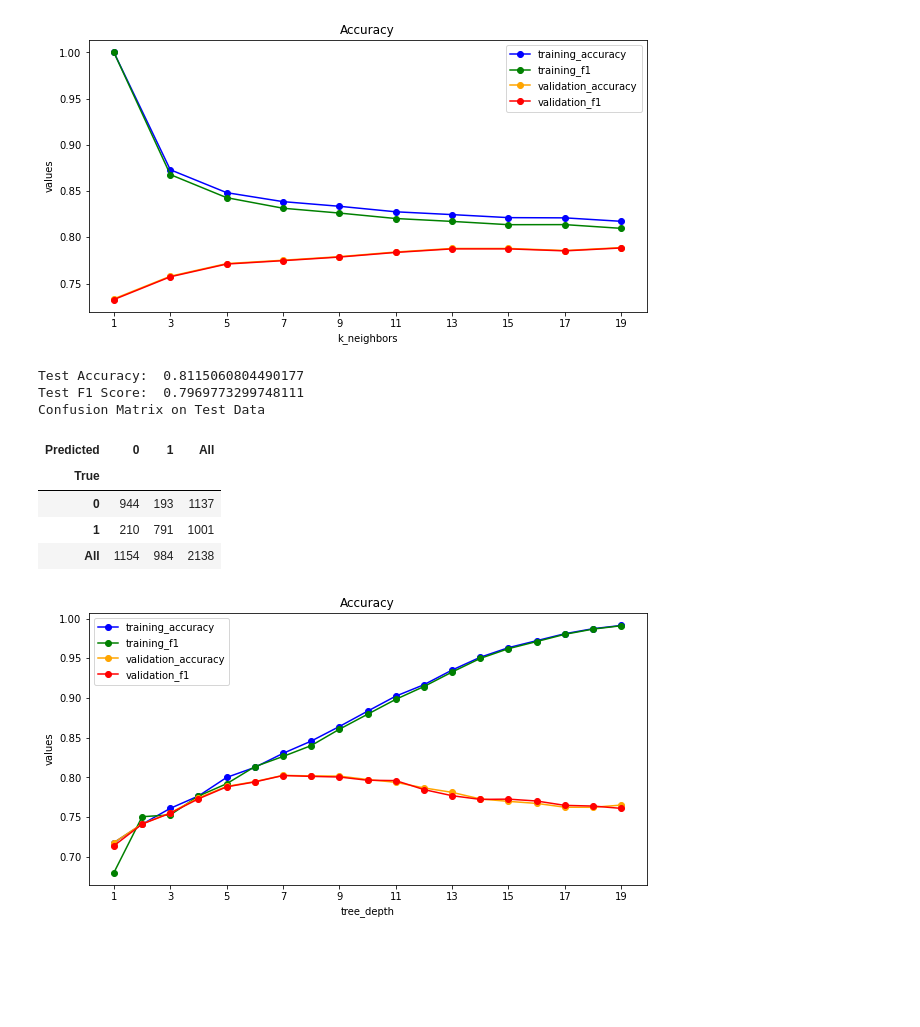
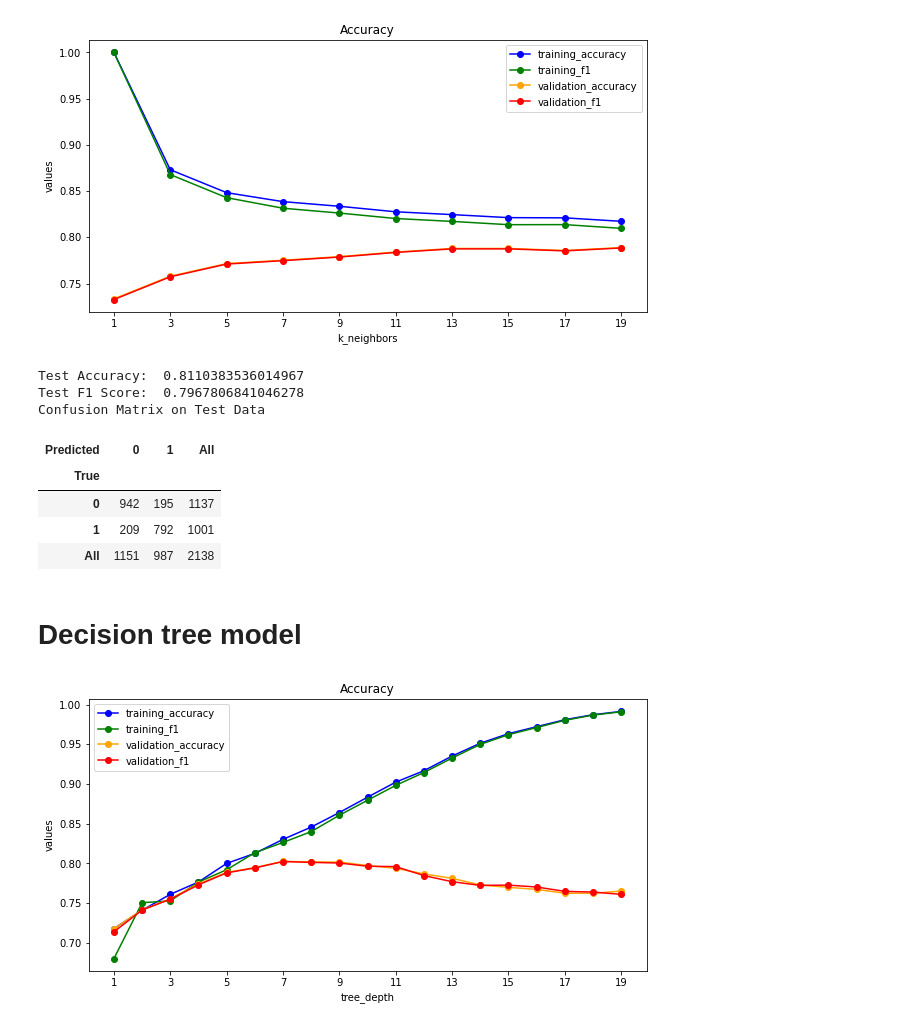
Before and after one commit to duongDSAI64/ML-miniproject, a Jupyter notebook: project-checkpoint.ipynb, the cells around one changed output. Drawn from its saved outputs; the diff is of its cells as text; code cells hidden in the pictures; blank space fills up the shorter version.

```diff
--- a/project-checkpoint.ipynb
+++ b/project-checkpoint.ipynb
@@ -412,20 +420,24 @@ plt.show()
 # %% [output]
 [figure]
 # %%
-model = KNeighborsClassifier(n_neighbors= 15, weights= 'uniform', p = 1)
+#from the graph we saw k = 13 produces the best result
+
+model = KNeighborsClassifier(n_neighbors= 13, weights= 'uniform', p = 1)
 model.fit(stratified_train, y_train)
 y_pred = model.predict(stratified_test)
 print("Test Accuracy: ",accuracy_score(y_test,y_pred))
 print("Test F1 Score: ",f1_score(y_test,y_pred))
 print("Confusion Matrix on Test Data")
 pd.crosstab(y_test, y_pred, rownames=['True'], colnames=['Predicted'], margins=True)
 # %% [output]
-Test Accuracy:  0.8115060804490177
-Test F1 Score:  0.7969773299748111
+Test Accuracy:  0.8110383536014967
+Test F1 Score:  0.7967806841046278
 Confusion Matrix on Test Data
 | Predicted | 0 | 1 | All |
 | True |  |  |  |
-| 0 | 944 | 193 | 1137 |
-| 1 | 210 | 791 | 1001 |
-| All | 1154 | 984 | 2138 |
+| 0 | 942 | 195 | 1137 |
+| 1 | 209 | 792 | 1001 |
+| All | 1151 | 987 | 2138 |
+# %% [markdown]
+# Decision tree model
 # %%
```
Also changed, not shown: parts of 10 cells of this notebook.
